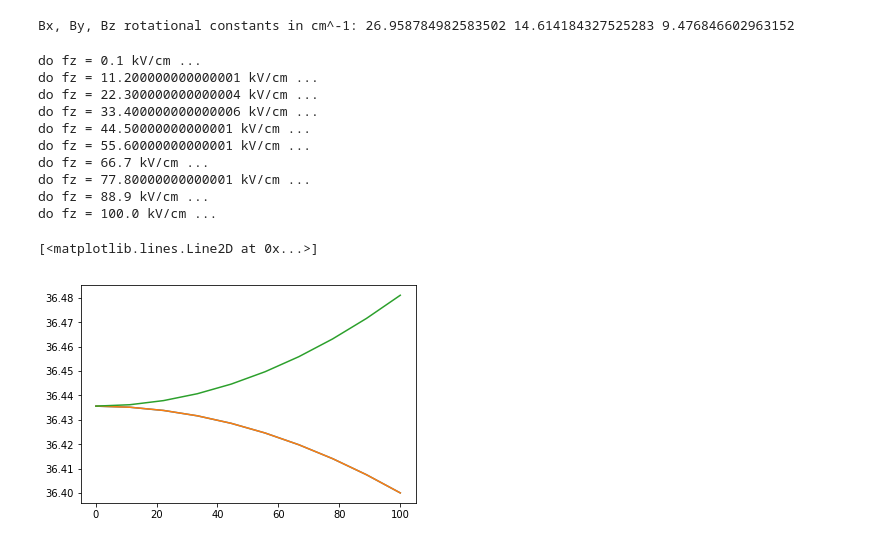
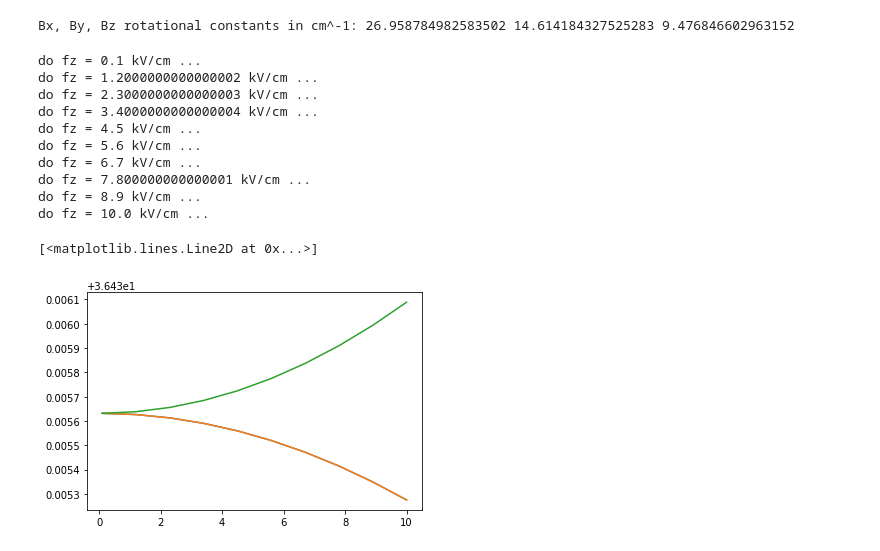
Before and after one commit to CFEL-CMI/richmol, a Jupyter notebook: doc/source/notebooks/water_stark.ipynb, the cells around one changed output. Drawn from its saved outputs; the diff is of its cells as text; code cells hidden in the pictures.

```diff
--- a/doc/source/notebooks/water_stark.ipynb
+++ b/doc/source/notebooks/water_stark.ipynb
@@ -20,7 +20,7 @@ The transformation of symmetric-top matrix elements $\langle J',k',m'|R_{A,\alph
 # %%
 # Define molecular and field parameters
 
-dipole = [0, 0, -1.9] # dipole moment of water in Debye
+dipole = [0, -1.9, 0] # dipole moment of water in Debye
 # please note the orientation of molecular axes in calculation of rotational states of water
 # in the exercise "Compute rotational energy levels of rigid water molecule" to assign correct dipole components
 
@@ -56,7 +56,7 @@ def kmat(omega, J1, k1, J2, k2):
 def mmat(omega, J1, m1, J2, m2):
         threej = np.array([wigner_3j(J2, omega, J1, m2, sigma, -m1) \
                            for sigma in reversed(range(-omega, omega + 1))], dtype=np.float64)
-        return np.sqrt(2.0 * J1 + 1) * np.sqrt(2.0 * J2 + 1) * (-1.0)**m1 * np.dot(umat.T, threej)
+        return np.sqrt(2.0 * J1 + 1) * np.sqrt(2.0 * J2 + 1) * (-1.0)**m1 * np.dot(np.linalg.pinv(umat), threej)
 # %%
 # Read from file previously computed rotational (field-free) states
 
@@ -127,7 +127,7 @@ import matplotlib.pyplot as plt
 
 stark = []
 
-for Fz in np.linspace(0, 100, 10): # field in kV
+for Fz in np.linspace(0, 10, 10): # field in kV
 
     print("do fz =", Fz, "kV/cm ...")
     field = [0, 0, Fz * 1000] # field in V/cm
@@ -190,8 +190,8 @@ wavefunc = {}
 for J in range(Jmax + 1):
     bas = SymtopBasis(J)
 
-    # z=a, near-prolate
-    H = Bz * Jxx(bas) + By * Jyy(bas) + Bx * Jzz(bas)
+    # z=c, near-oblate
+    H = Bx * Jxx(bas) + By * Jyy(bas) + Bz * Jzz(bas)
     hmat = bas.overlap(H)
     enr, vec = np.linalg.eigh(hmat.real)
     wavefunc[J] = bas.rotate(krot=(vec.T, enr))   # rotate basis to the eigenvector representation
@@ -228,44 +228,44 @@ mu.mul(-1.0)
 
 stark = []
 
-for Fz in np.linspace(0.1, 100, 10): # field in kV
+for Fz in np.linspace(0.1, 10, 10): # field in kV
 
     print("do fz =", Fz, "kV/cm ...")
-    field = [0, 0, Fz * 1000 * 100] # field in V/m
+    field = [0, 0, Fz * 1000 *100] # field in V/m
 
     # multiply dipole with external field
     mu2 = mu * field
 
     # convert dipole[au]*field[V/m] into [cm^-1]
     fac = mu_au_to_Cm / (planck * c_vac) / 100.0 * 0.393430307 # the last factor converts dipole from Debye to au
     mu2.mul(fac)
 
     # combine -dipole*field with field-free Hamiltonian
     ham = Hamiltonian(mu=mu2, h0=states)
 
     # matrix representation of Hamiltonian
     hmat = ham.tomat(form='full')
 
     # eigenvalues and eigenvectors
     enr, vec = np.linalg.eigh(hmat)
 
     stark.append([Fz, *enr])
 
 stark = np.array(stark)
 
 plt.plot(stark[:,0], stark[:,5])
 plt.plot(stark[:,0], stark[:,6])
 plt.plot(stark[:,0], stark[:,7])
 # %% [output]
 do fz = 0.1 kV/cm ...
-do fz = 11.200000000000001 kV/cm ...
-do fz = 22.300000000000004 kV/cm ...
-do fz = 33.400000000000006 kV/cm ...
-do fz = 44.50000000000001 kV/cm ...
-do fz = 55.60000000000001 kV/cm ...
-do fz = 66.7 kV/cm ...
-do fz = 77.80000000000001 kV/cm ...
-do fz = 88.9 kV/cm ...
-do fz = 100.0 kV/cm ...
+do fz = 1.2000000000000002 kV/cm ...
+do fz = 2.3000000000000003 kV/cm ...
+do fz = 3.4000000000000004 kV/cm ...
+do fz = 4.5 kV/cm ...
+do fz = 5.6 kV/cm ...
+do fz = 6.7 kV/cm ...
+do fz = 7.800000000000001 kV/cm ...
+do fz = 8.9 kV/cm ...
+do fz = 10.0 kV/cm ...
 [<matplotlib.lines.Line2D at 0x...>]
-[figure, old version]
+[figure, new version]
```
Also changed, not shown: parts of 2 cells of this notebook, 6 other files.
